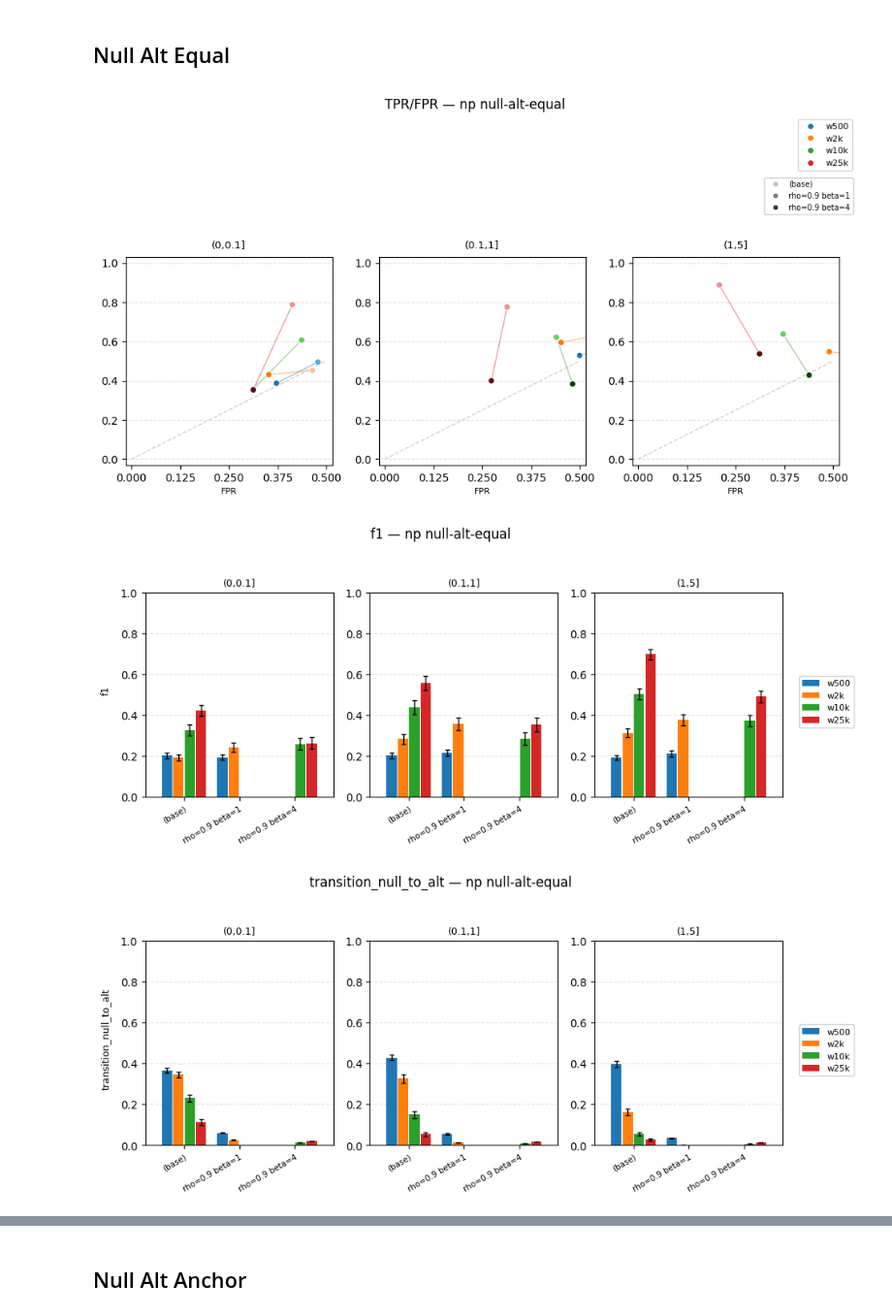
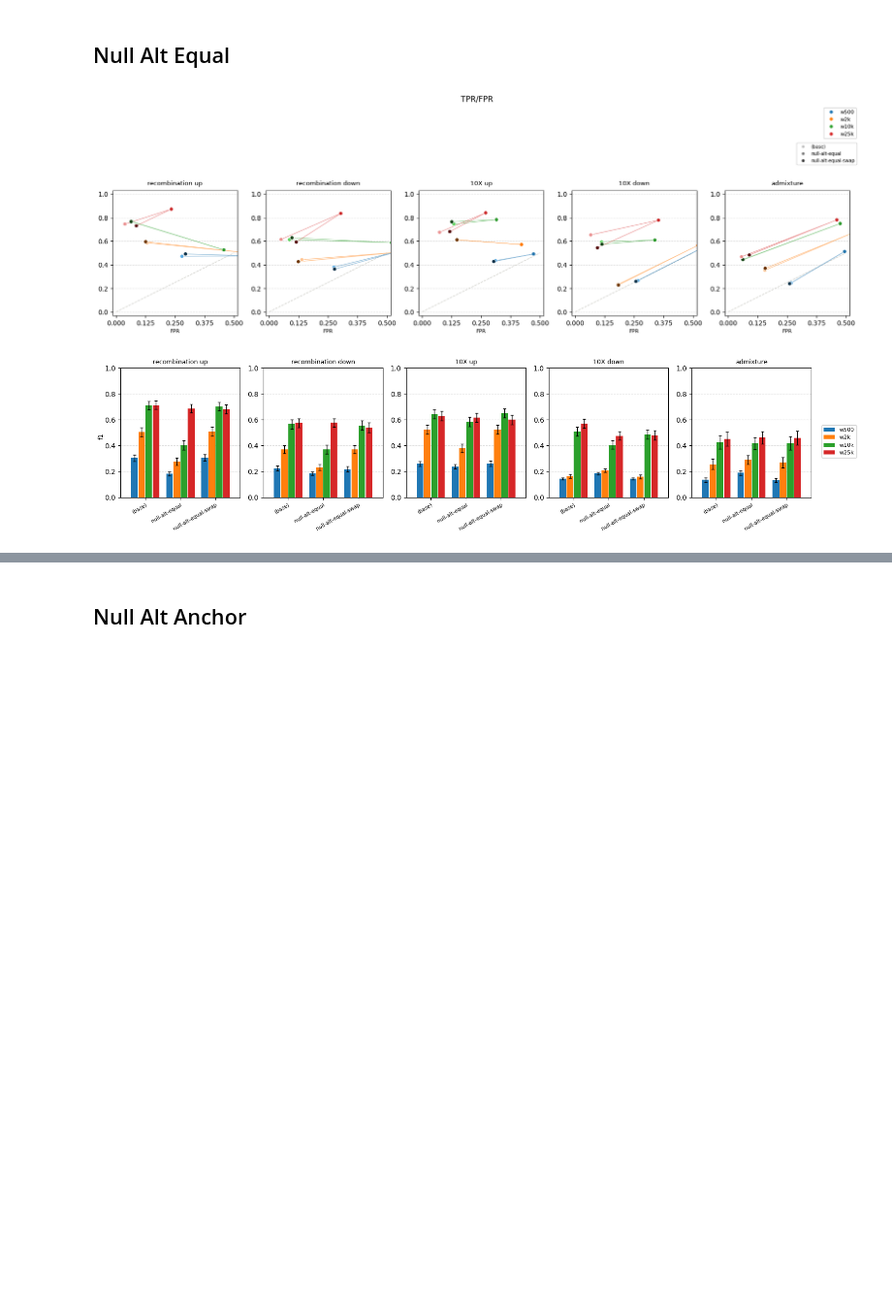
Before and after one commit to isaacangyu/phlag, a Jupyter notebook: bench/aggregate.ipynb, the cells around one changed output, grey strips where cells are left out. Shown at 97% size. Drawn from its saved outputs; the diff is of its cells as text; code cells hidden in the pictures; blank space fills up the shorter version.

Commit message:
em_iters and null alt equal swap find

```diff
--- a/bench/aggregate.ipynb
+++ b/bench/aggregate.ipynb
@@ -285,21 +288,20 @@ cra.plot(
 # %%
 config = deepcopy(full_config)
 # del config['--np']
-config['--np'] = ['null-alt-equal']
-config['--rho'] = 0.9
-config['--beta'] = 4
-del config['--beta'], config['--rho']
+config['--np'] = [None, 'null-alt-equal', 'null-alt-equal-swap']
+config['--rho'] = None
+config['--beta'] = None
+# del config['--beta'], config['--rho']
 # config['-w'] = ['>4k']
 config['-w'] = [500, '2k', '10k', '25k']
-agg = ['-w', ('--rho', '--beta')]
+agg = ['-w', ('--np')]
 cra.plot(
     config,
-    metrics=["f1", "tpr_fpr", "transition_null_to_alt",  "transition_alt_to_null"],
-    agg=agg + ['x_bin'],
-    options={"admixture": False},
+    metrics=["f1", "tpr_fpr"],#, "transition_null_to_alt",  "transition_alt_to_null"],
+    agg=agg + ['merged_category'],
+    # options={"admixture": False},
     # legend=None,
 );
 # %% [output]
-[figure, old version]
+[figure, new version]
-[figure, old version]
+[figure, new version]
-[figure, removed]
```
Also changed, not shown: parts of 8 cells of this notebook, 8 other files.
